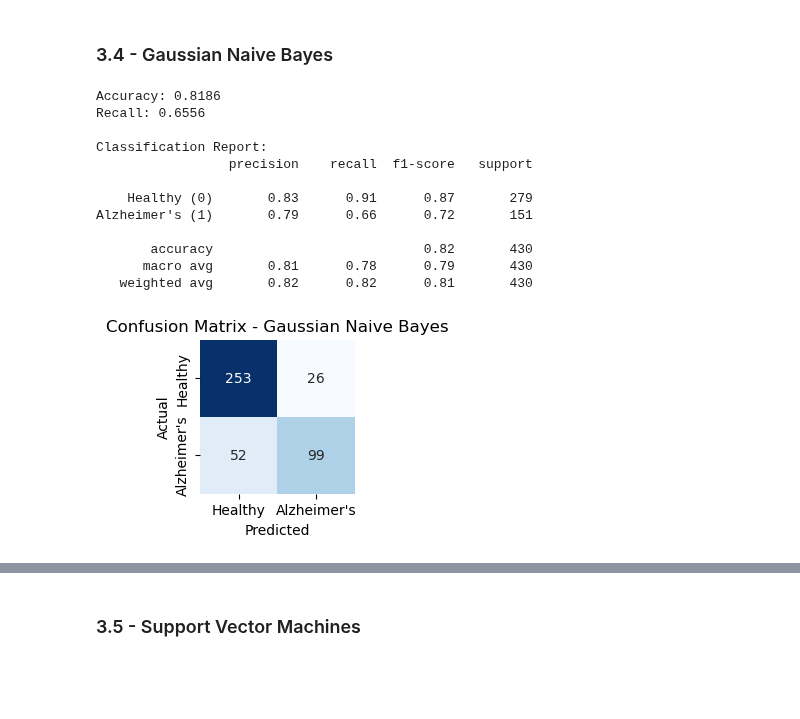
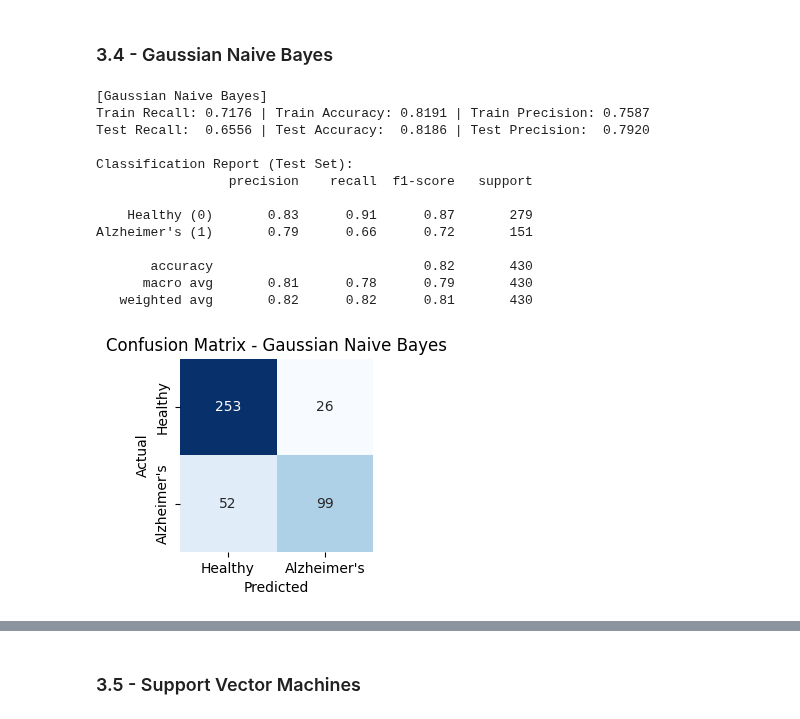
Before and after one commit to treite/classificationGroupwork, a Jupyter notebook: projectPart2.ipynb, the cells around one changed output, grey strips where cells are left out. Drawn from its saved outputs; the diff is of its cells as text; code cells hidden in the pictures; blank space fills up the shorter version.

```diff
--- a/projectPart2.ipynb
+++ b/projectPart2.ipynb
@@ -224,37 +451,46 @@ Alzheimer's (1)       0.96      0.92      0.94       151
 # %%
 gnb = GaussianNB()
 gnb.fit(X_train, y_train)
-y_pred_gnb = gnb.predict(X_test)
 
-accuracy = accuracy_score(y_test, y_pred_gnb)
-recall = recall_score(y_test, y_pred_gnb)
-cm = confusion_matrix(y_test, y_pred_gnb)
-report = classification_report(y_test, y_pred_gnb, target_names=["Healthy (0)", "Alzheimer's (1)"])
+y_train_pred = gnb.predict(X_train)
+y_test_pred = gnb.predict(X_test)
 
-print(f"Accuracy: {accuracy:.4f}")
-print(f"Recall: {recall:.4f}")
-print("\nClassification Report:")
+train_accuracy = accuracy_score(y_train, y_train_pred)
+train_recall = recall_score(y_train, y_train_pred)
+train_precision = precision_score(y_train, y_train_pred)
+
+test_accuracy = accuracy_score(y_test, y_test_pred)
+test_recall = recall_score(y_test, y_test_pred)
+test_precision = precision_score(y_test, y_test_pred)
+cm = confusion_matrix(y_test, y_test_pred)
+report = classification_report(y_test, y_test_pred, target_names=["Healthy (0)", "Alzheimer's (1)"])
+
+print("[Gaussian Naive Bayes]")
+print(f"Train Recall: {train_recall:.4f} | Train Accuracy: {train_accuracy:.4f} | Train Precision: {train_precision:.4f}")
+print(f"Test Recall:  {test_recall:.4f} | Test Accuracy:  {test_accuracy:.4f} | Test Precision:  {test_precision:.4f}")
+print("\nClassification Report (Test Set):")
 print(report)
 
-plt.figure(figsize=(2, 2))
+plt.figure(figsize=(2.5, 2.5))
 sns.heatmap(cm, annot=True, fmt='d', cmap='Blues', cbar=False,
             xticklabels=["Healthy", "Alzheimer's"],
             yticklabels=["Healthy", "Alzheimer's"])
 plt.xlabel('Predicted')
 plt.ylabel('Actual')
 plt.title("Confusion Matrix - Gaussian Naive Bayes")
 plt.show()
 # %% [output]
-Accuracy: 0.8186
-Recall: 0.6556
+[Gaussian Naive Bayes]
+Train Recall: 0.7176 | Train Accuracy: 0.8191 | Train Precision: 0.7587
+Test Recall:  0.6556 | Test Accuracy:  0.8186 | Test Precision:  0.7920
 
-Classification Report:
+Classification Report (Test Set):
                  precision    recall  f1-score   support
 
     Healthy (0)       0.83      0.91      0.87       279
 Alzheimer's (1)       0.79      0.66      0.72       151
 
        accuracy                           0.82       430
       macro avg       0.81      0.78      0.79       430
    weighted avg       0.82      0.82      0.81       430
-[figure, old version]
+[figure, new version]
```
Also changed, not shown: parts of 27 cells of this notebook.
